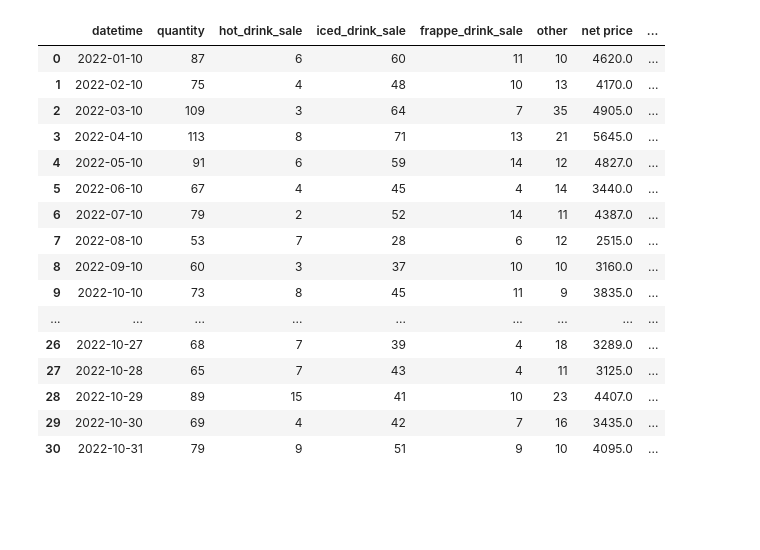
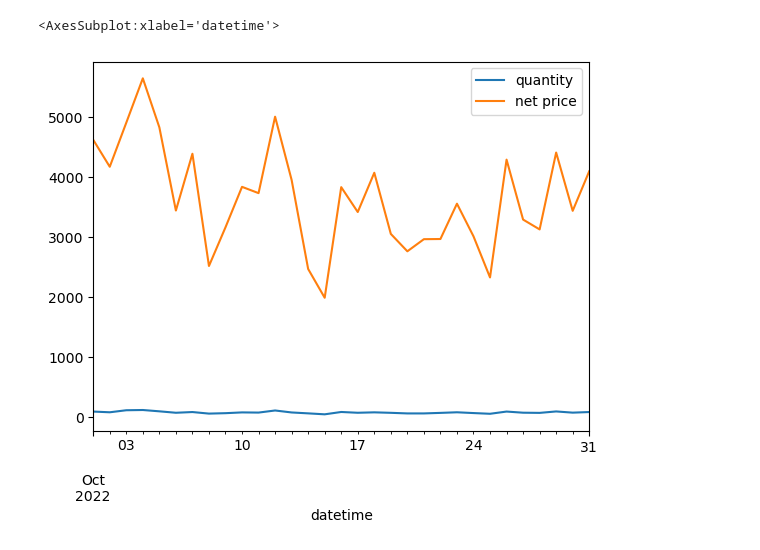
Before and after one commit to Tarin-Eccleston/cafe-sales-by-temp, a Jupyter notebook: data/postprocess_sales_weather_data.ipynb, the cells around one changed output. Cells and saved outputs as stored; diff of their text form; code cells hidden in the pictures; blank space fills up the shorter version.

Commit message:
Update postprocess_sales_weather_data.ipynb
- fix datetime conversion
- add simple plot 2 line function

```diff
--- a/data/postprocess_sales_weather_data.ipynb
+++ b/data/postprocess_sales_weather_data.ipynb
@@ -1,34 +1,23 @@
 # %%
 import pandas as pd
+import matplotlib.pyplot as plt
 import numpy as np
 import datetime
 
 df_sales = pd.read_csv('processed/oct_cafe_sales_output.csv')
 df_temp_prec = pd.read_csv('processed/2022_weather_data.csv')
 
 # Make datetime format consistent between dataframes
-df_sales['datetime'] =  pd.to_datetime(df_sales['datetime'], infer_datetime_format=True)
-df_temp_prec['datetime'] =  pd.to_datetime(df_temp_prec['datetime'], infer_datetime_format=True)
+df_sales['datetime'] =  pd.to_datetime(df_sales['datetime'],format="%d/%m/%Y")
+df_temp_prec['datetime'] =  pd.to_datetime(df_temp_prec['datetime'],format="%Y/%m/%d")
 
 # Todo: clarify datetime format for performance
 
 # Join by datetime
 df_sales.join(df_temp_prec.set_index('datetime'), on='datetime')
+
+#plt.figure()
+df_sales.plot(x='datetime',y=['quantity','net price'])
 # %% [output]
-|  | datetime | quantity | hot_drink_sale | iced_drink_sale | frappe_drink_sale | other | net price | ... |
-| 0 | 2022-01-10 | 87 | 6 | 60 | 11 | 10 | 4620.0 | ... |
-| 1 | 2022-02-10 | 75 | 4 | 48 | 10 | 13 | 4170.0 | ... |
-| 2 | 2022-03-10 | 109 | 3 | 64 | 7 | 35 | 4905.0 | ... |
-| 3 | 2022-04-10 | 113 | 8 | 71 | 13 | 21 | 5645.0 | ... |
-| 4 | 2022-05-10 | 91 | 6 | 59 | 14 | 12 | 4827.0 | ... |
-| 5 | 2022-06-10 | 67 | 4 | 45 | 4 | 14 | 3440.0 | ... |
-| 6 | 2022-07-10 | 79 | 2 | 52 | 14 | 11 | 4387.0 | ... |
-| 7 | 2022-08-10 | 53 | 7 | 28 | 6 | 12 | 2515.0 | ... |
-| 8 | 2022-09-10 | 60 | 3 | 37 | 10 | 10 | 3160.0 | ... |
-| 9 | 2022-10-10 | 73 | 8 | 45 | 11 | 9 | 3835.0 | ... |
-| ... | ... | ... | ... | ... | ... | ... | ... | ... |
-| 26 | 2022-10-27 | 68 | 7 | 39 | 4 | 18 | 3289.0 | ... |
-| 27 | 2022-10-28 | 65 | 7 | 43 | 4 | 11 | 3125.0 | ... |
-| 28 | 2022-10-29 | 89 | 15 | 41 | 10 | 23 | 4407.0 | ... |
-| 29 | 2022-10-30 | 69 | 4 | 42 | 7 | 16 | 3435.0 | ... |
-| 30 | 2022-10-31 | 79 | 9 | 51 | 9 | 10 | 4095.0 | ... |
+<AxesSubplot:xlabel='datetime'>
+[figure, added]
```
